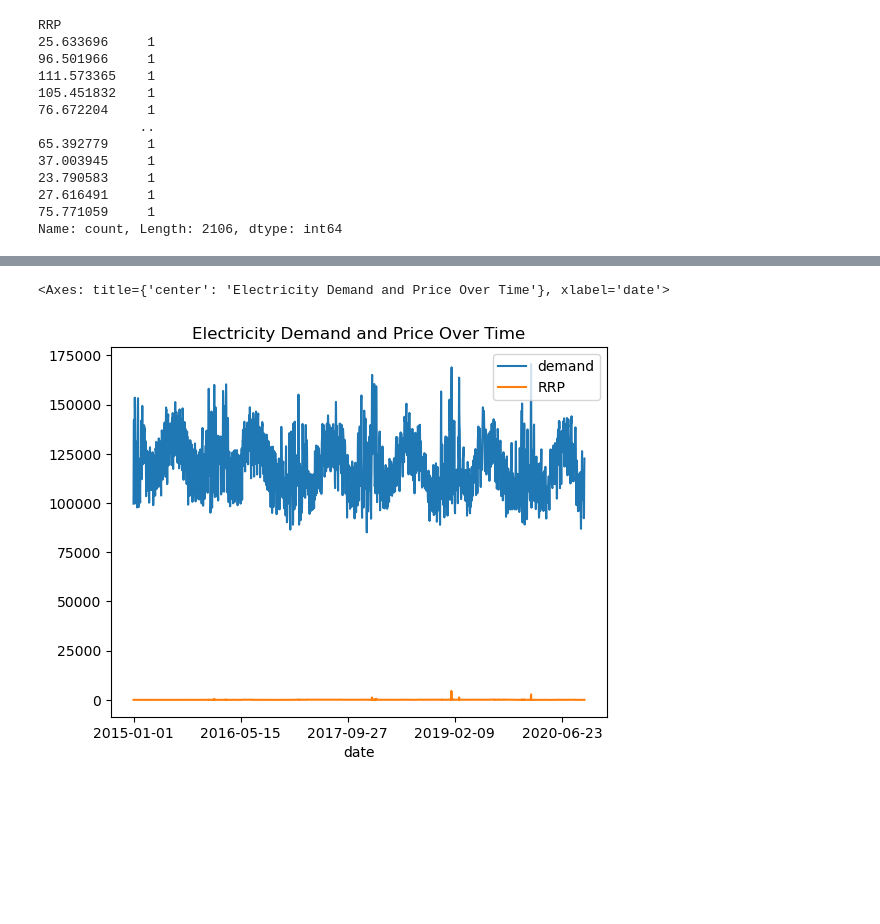
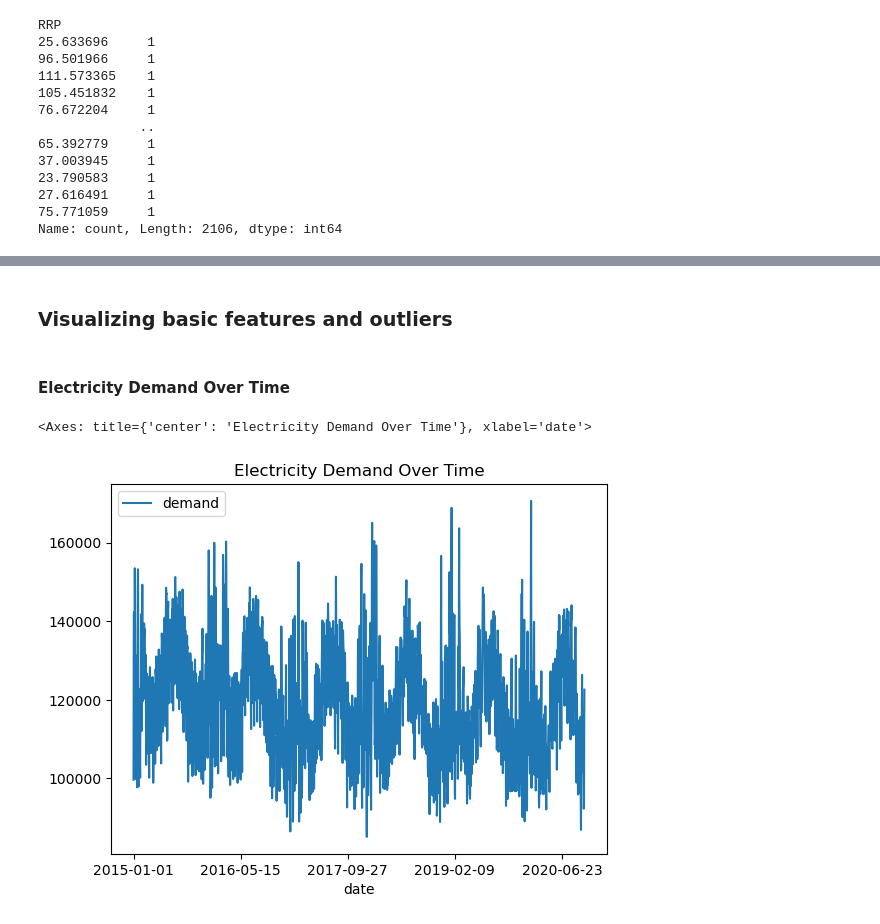
Before and after one commit to amalsalilan/Electricity_Demand-and_Price_ForecastingInfosys_Internship_Oct2025, a Jupyter notebook: Electricity_Demand_and_Price_Forecasting.ipynb, the cells around one changed output, grey strips where cells are left out. Drawn from its saved outputs; the diff is of its cells as text; code cells hidden in the pictures; blank space fills up the shorter version.

```diff
--- a/Electricity_Demand_and_Price_Forecasting.ipynb
+++ b/Electricity_Demand_and_Price_Forecasting.ipynb
@@ -137,5 +215,10 @@ Name: count, Length: 2106, dtype: int64
+# %% [markdown]
+### Visualizing basic features and outliers
+# %% [markdown]
+#### Electricity Demand Over Time
 # %%
-data.plot(x='date', y=['demand', 'RRP'], title='Electricity Demand and Price Over Time')
+#line graph to check the trend of the electricity
+data.plot(x='date', y='demand', title='Electricity Demand Over Time')
 # %% [output]
-<Axes: title={'center': 'Electricity Demand and Price Over Time'}, xlabel='date'>
+<Axes: title={'center': 'Electricity Demand Over Time'}, xlabel='date'>
-[figure, old version]
+[figure, new version]
```
Also changed, not shown: parts of 30 cells of this notebook.
